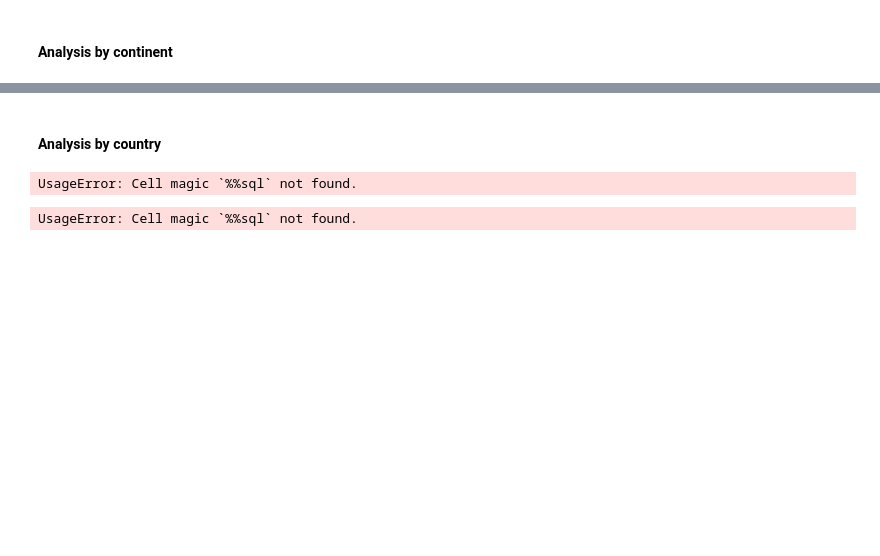
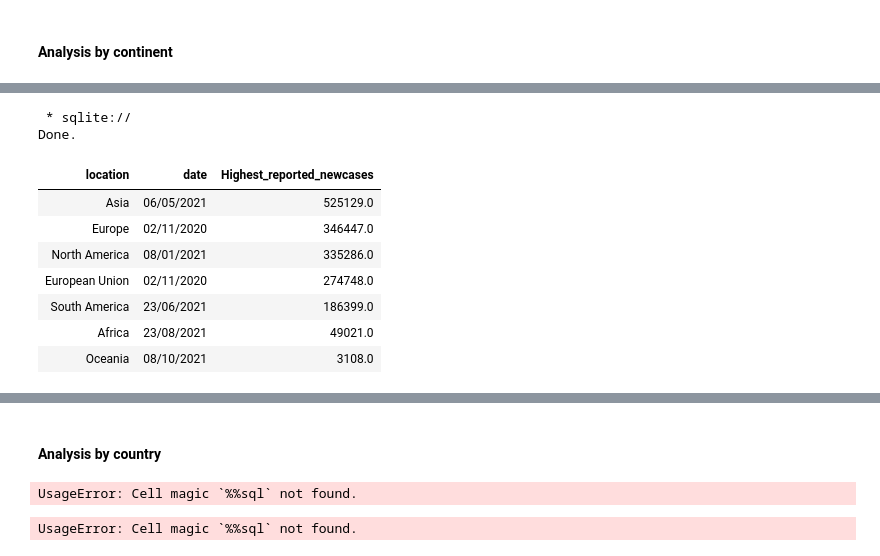
Before and after one commit to MaureenGatu/Data-Analysis, a Jupyter notebook: Global_data_on_confirmed_COVID_19_deaths.ipynb, the cells around one changed output, grey strips where cells are left out. Saved outputs shown, nothing was run; the diff lists cells and outputs as text; code cells hidden in the pictures; blank space fills up the shorter version.

```diff
--- a/Global_data_on_confirmed_COVID_19_deaths.ipynb
+++ b/Global_data_on_confirmed_COVID_19_deaths.ipynb
@@ -242,0 +316,22 @@ Done.
+# %%
+%%sql
+-- Highest_reported_newcases per continent
+SELECT location,date, MAX(new_cases) as Highest_reported_newcases
+FROM covid_deaths
+-- To exclude data that was aggregated per continent
+WHERE continent IS  NULL AND location NOT IN ('World','International')
+--Group by location to get highest per country
+GROUP BY location
+--Order in descending order of the highest death count per location
+ORDER BY 3 desc;
+# %% [output]
+ * sqlite://
+Done.
+| location | date | Highest_reported_newcases |
+| Asia | 06/05/2021 | 525129.0 |
+| Europe | 02/11/2020 | 346447.0 |
+| North America | 08/01/2021 | 335286.0 |
+| European Union | 02/11/2020 | 274748.0 |
+| South America | 23/06/2021 | 186399.0 |
+| Africa | 23/08/2021 | 49021.0 |
+| Oceania | 08/10/2021 | 3108.0 |
```
Also changed, not shown: parts of 13 cells of this notebook.
